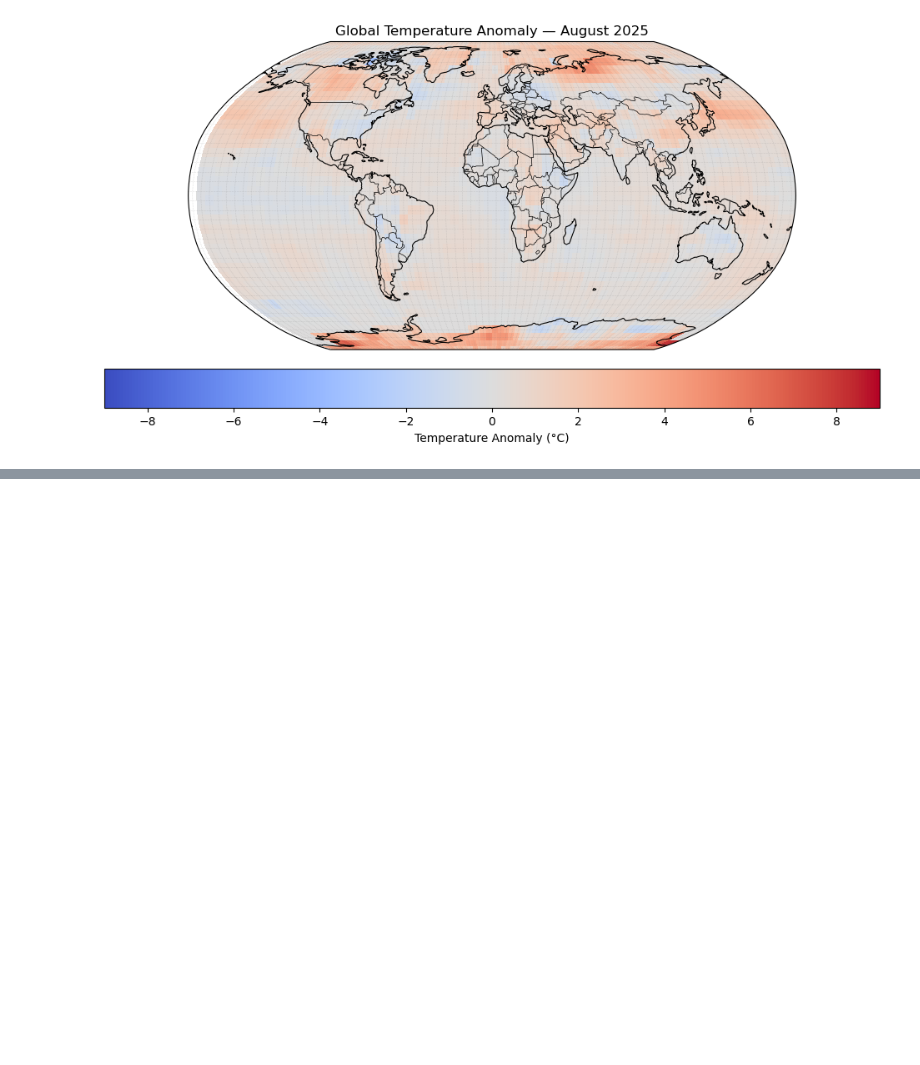
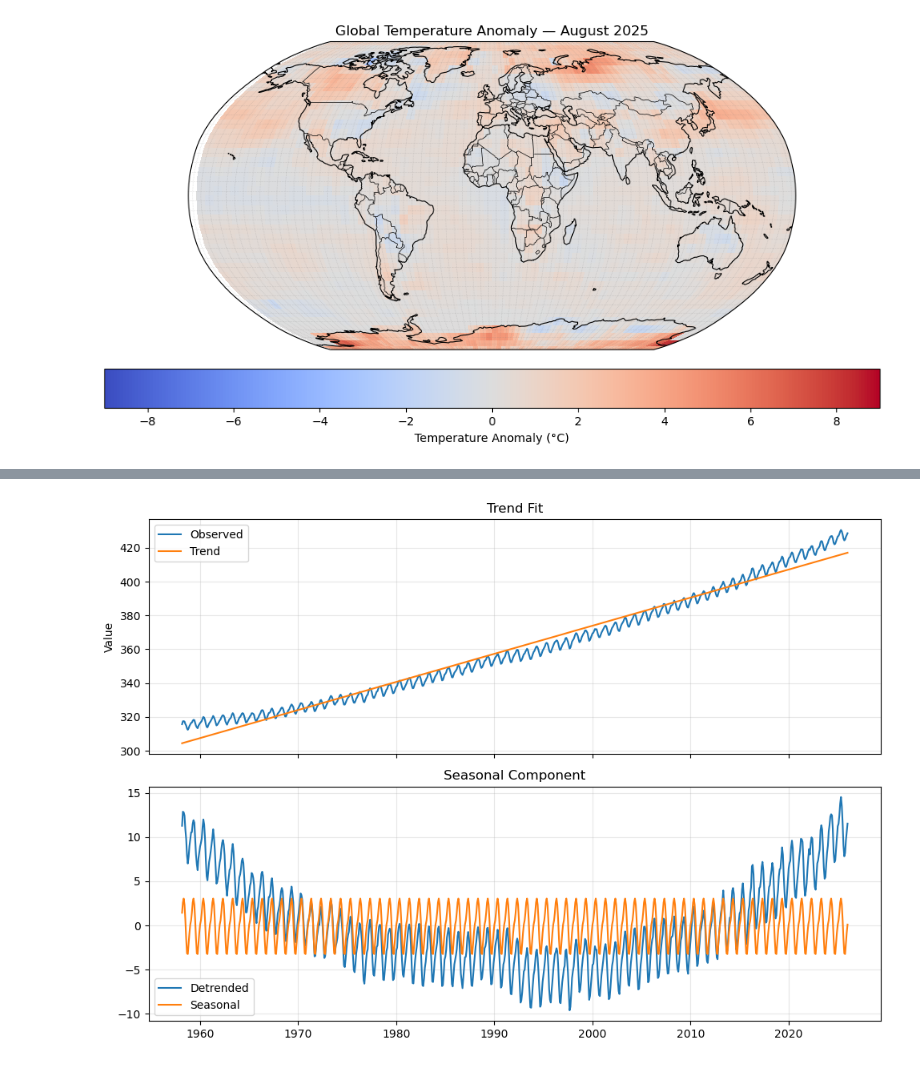
Before and after one commit to AlbertoMDVG/ClimateStatistics, a Jupyter notebook: main.ipynb, the cells around one changed output, grey strips where cells are left out. Cells and saved outputs as stored; diff of their text form; code cells hidden in the pictures; blank space fills up the shorter version.

```diff
--- a/main.ipynb
+++ b/main.ipynb
@@ -83,0 +122,43 @@ plt.show()
+# %%
+def decompose_timeseries(df, model, X, y_col="average", plot=True):
+    """
+    Fits model, extracts trend, removes it,
+    computes seasonal component (monthly),
+    and optionally plots results.
+    """
+
+    model.fit(X, df[y_col])
+    df["trend"] = model.predict(X)
+    df["no_trend"] = df[y_col] - df["trend"]
+
+    seasonal_cycle = df["no_trend"].groupby(df.index.month).mean()
+    df["season"] = df.index.month.map(seasonal_cycle)
+
+    if plot:
+        fig, axes = plt.subplots(
+        2, 1,
+        figsize=(10, 7),
+        sharex=True)
+        axes[0].plot(df.index, df[y_col], label="Observed")
+        axes[0].plot(df.index, df["trend"], label="Trend")
+        axes[0].set_title("Trend Fit")
+        axes[0].set_ylabel("Value")
+        axes[0].legend()
+        axes[0].grid(alpha=0.3)
+        axes[1].plot(df.index, df["no_trend"], label="Detrended")
+        axes[1].plot(df.index, df["season"], label="Seasonal")
+        axes[1].set_title("Seasonal Component")
+        axes[1].legend()
+        axes[1].grid(alpha=0.3)
+        plt.tight_layout()
+        plt.show()
+
+    return df, seasonal_cycle
+# %%
+X = df[["full_date"]]
+Y = df["average"]
+
+model = LinearRegression()
+df, seasonal = decompose_timeseries(df, model, X)
+# %% [output]
+[figure, added]
```
Also changed, not shown: parts of 15 cells of this notebook.
